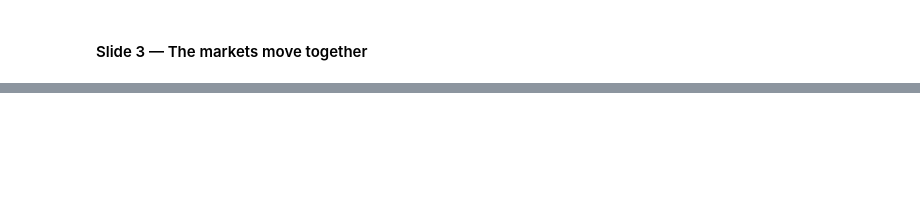
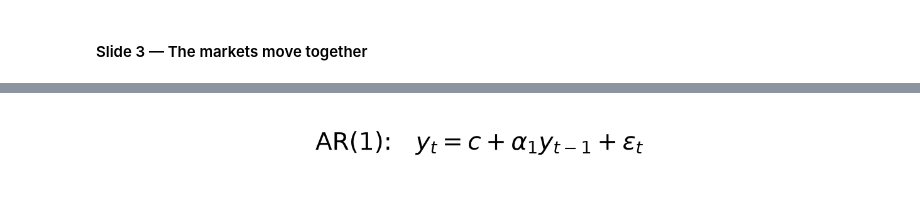
Before and after one commit to Bloodphilic/AlgoStalk, a Jupyter notebook: course/TimeSeries/VAR/code/VAR_Concepts_Investigation.ipynb, the cells around one changed output, grey strips where cells are left out. Saved outputs shown, nothing was run; the diff lists cells and outputs as text; code cells hidden in the pictures; blank space fills up the shorter version.

```diff
--- a/course/TimeSeries/VAR/code/VAR_Concepts_Investigation.ipynb
+++ b/course/TimeSeries/VAR/code/VAR_Concepts_Investigation.ipynb
@@ -119,0 +176,5 @@ plt.show()
+# %%
+# Equation card for this slide
+display_equation(r"$\text{AR(1):}\quad y_t = c + \alpha_1 y_{t-1} + \varepsilon_t$", fontsize=28)
+# %% [output]
+[figure, added]
```
Also changed, not shown: parts of 91 cells of this notebook, 8 other files.
